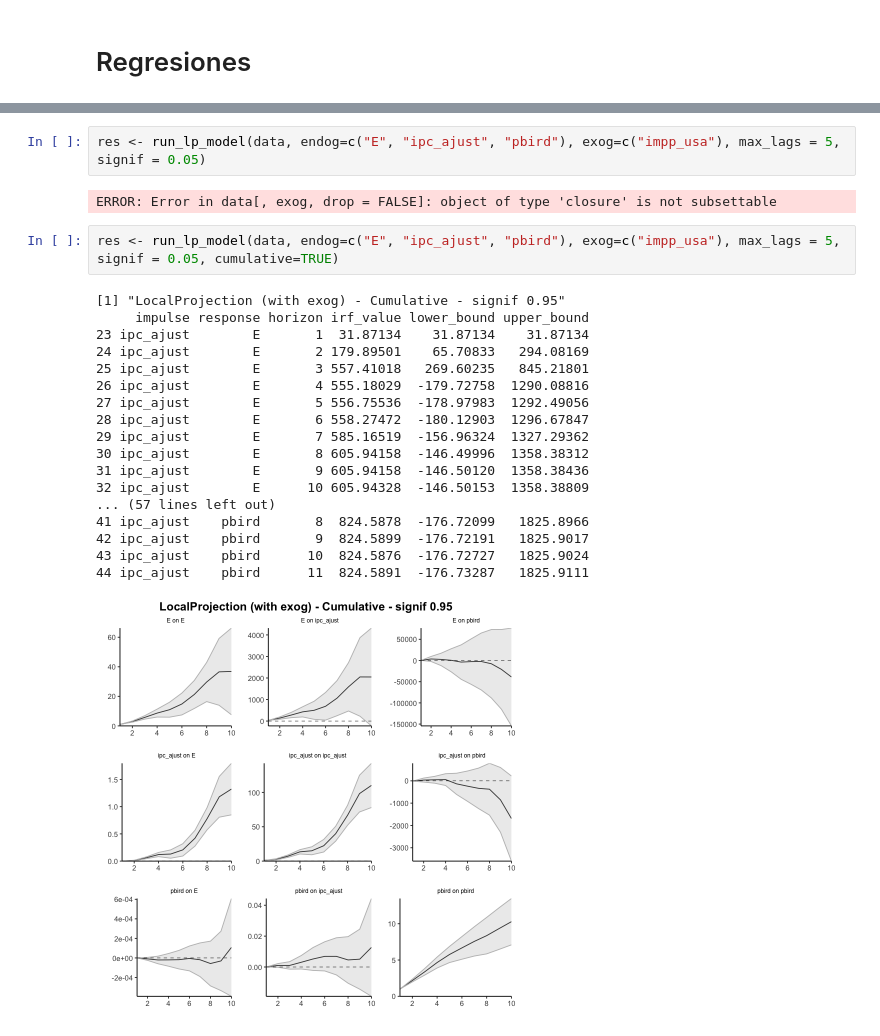
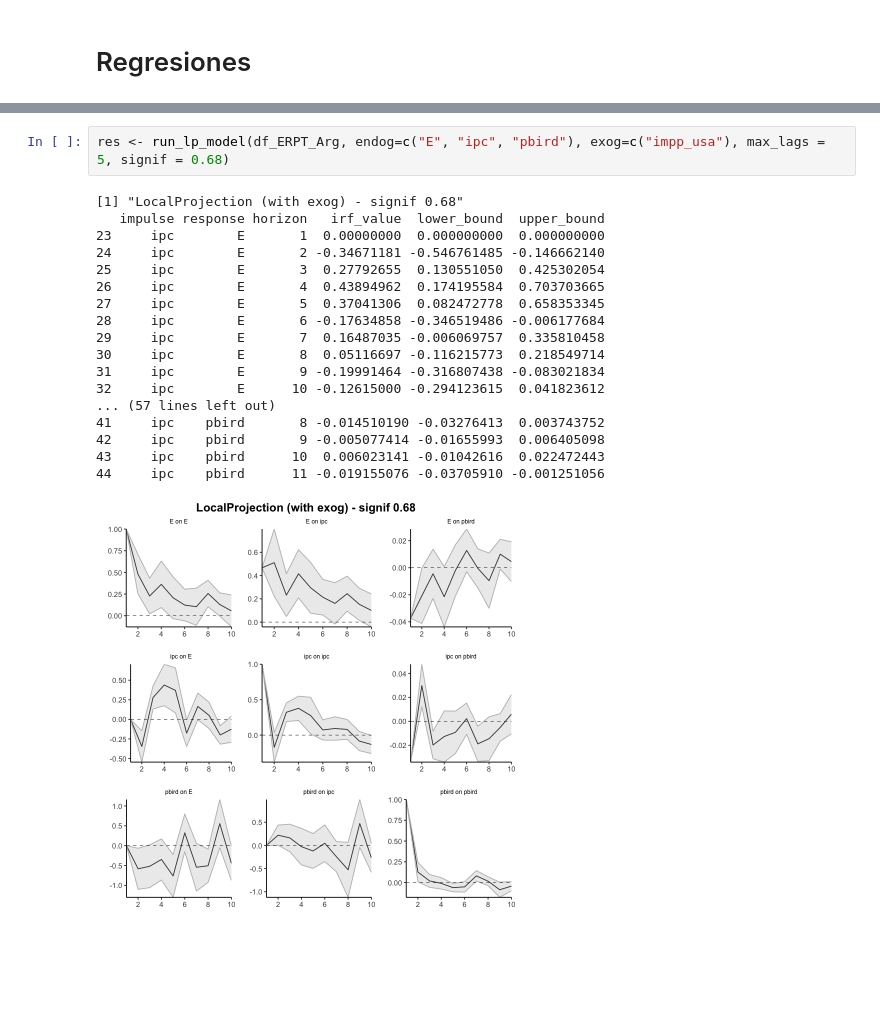
Before and after one commit to mbarrena/tesis, a Jupyter notebook: r_experiments/r_exps.ipynb, the cells around one changed output, grey strips where cells are left out. Cells and saved outputs as stored; diff of their text form; blank space fills up the shorter version.

```diff
--- a/r_experiments/r_exps.ipynb
+++ b/r_experiments/r_exps.ipynb
@@ -407,25 +174,21 @@ validate_pretty_results(res, c("E", "ipc", "pbird"))
 # %%
-res <- run_lp_model(data, endog=c("E", "ipc_ajust", "pbird"), exog=c("impp_usa"), max_lags = 5, signif = 0.05)
+res <- run_lp_model(df_ERPT_Arg, endog=c("E", "ipc", "pbird"), exog=c("impp_usa"), max_lags = 5, signif = 0.68)
 # %% [output]
-ERROR: Error in data[, exog, drop = FALSE]: object of type 'closure' is not subsettable
+[1] "LocalProjection (with exog) - signif 0.68"
+   impulse response horizon   irf_value  lower_bound  upper_bound
+23     ipc        E       1  0.00000000  0.000000000  0.000000000
+24     ipc        E       2 -0.34671181 -0.546761485 -0.146662140
+25     ipc        E       3  0.27792655  0.130551050  0.425302054
+26     ipc        E       4  0.43894962  0.174195584  0.703703665
+27     ipc        E       5  0.37041306  0.082472778  0.658353345
+28     ipc        E       6 -0.17634858 -0.346519486 -0.006177684
+29     ipc        E       7  0.16487035 -0.006069757  0.335810458
+30     ipc        E       8  0.05116697 -0.116215773  0.218549714
+31     ipc        E       9 -0.19991464 -0.316807438 -0.083021834
+32     ipc        E      10 -0.12615000 -0.294123615  0.041823612
+... (57 lines left out)
+41     ipc    pbird       8 -0.014510190 -0.03276413  0.003743752
+42     ipc    pbird       9 -0.005077414 -0.01655993  0.006405098
+43     ipc    pbird      10  0.006023141 -0.01042616  0.022472443
+44     ipc    pbird      11 -0.019155076 -0.03705910 -0.001251056
+[figure, added]
-# %%
-res <- run_lp_model(data, endog=c("E", "ipc_ajust", "pbird"), exog=c("impp_usa"), max_lags = 5, signif = 0.05, cumulative=TRUE)
-# %% [output]
-[1] "LocalProjection (with exog) - Cumulative - signif 0.95"
-     impulse response horizon irf_value lower_bound upper_bound
-23 ipc_ajust        E       1  31.87134    31.87134    31.87134
-24 ipc_ajust        E       2 179.89501    65.70833   294.08169
-25 ipc_ajust        E       3 557.41018   269.60235   845.21801
-26 ipc_ajust        E       4 555.18029  -179.72758  1290.08816
-27 ipc_ajust        E       5 556.75536  -178.97983  1292.49056
-28 ipc_ajust        E       6 558.27472  -180.12903  1296.67847
-29 ipc_ajust        E       7 585.16519  -156.96324  1327.29362
-30 ipc_ajust        E       8 605.94158  -146.49996  1358.38312
-31 ipc_ajust        E       9 605.94158  -146.50120  1358.38436
-32 ipc_ajust        E      10 605.94328  -146.50153  1358.38809
-... (57 lines left out)
-41 ipc_ajust    pbird       8  824.5878  -176.72099   1825.8966
-42 ipc_ajust    pbird       9  824.5899  -176.72191   1825.9017
-43 ipc_ajust    pbird      10  824.5876  -176.72727   1825.9024
-44 ipc_ajust    pbird      11  824.5891  -176.73287   1825.9111
-[figure, removed]
```
Also changed, not shown: parts of 7 cells of this notebook, 1 other file.
